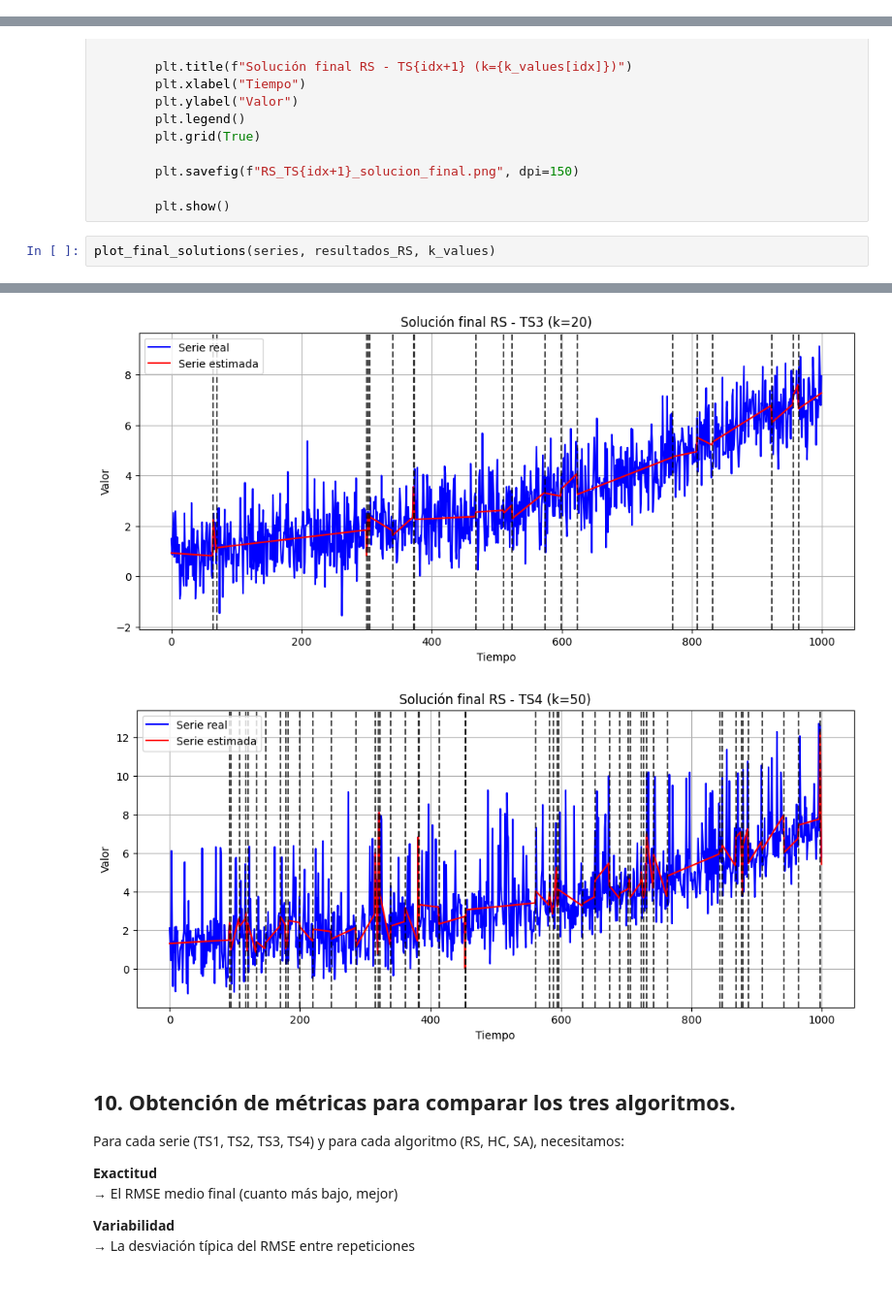
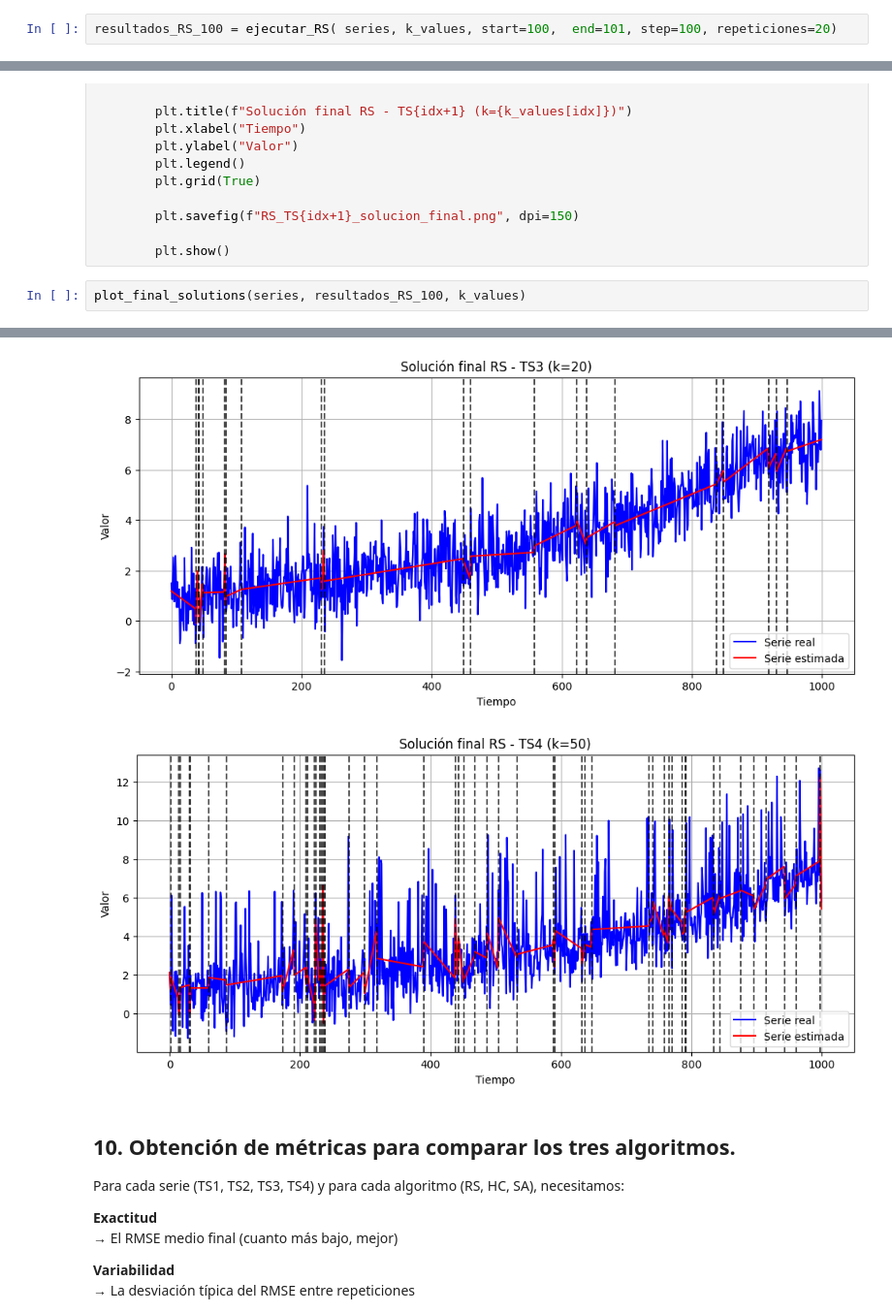
Before and after one commit to darkghost078/p1-Metaheuristica, a Jupyter notebook: RS/RANDOM_SEARCH.ipynb, the cells around one changed output, grey strips where cells are left out. Shown at 97% size. Drawn from its saved outputs; the diff is of its cells as text; blank space fills up the shorter version.

```diff
--- a/RS/RANDOM_SEARCH.ipynb
+++ b/RS/RANDOM_SEARCH.ipynb
@@ -356,0 +385,2 @@ plot_RS(series, resultados_RS)
+# %%
+resultados_RS_100 = ejecutar_RS( series, k_values, start=100,  end=101, step=100, repeticiones=20)
@@ -391,5 +439,5 @@ def plot_final_solutions(series, resultados, k_values):
 
         plt.show()
 # %%
-plot_final_solutions(series, resultados_RS, k_values)
+plot_final_solutions(series, resultados_RS_100, k_values)
 # %% [output]
@@ -398,5 +446,5 @@ plot_final_solutions(series, resultados_RS, k_values)
-[figure, old version]
+[figure, new version]
-[figure, old version]
+[figure, new version]
 # %% [markdown]
 ## 10.  Obtención de métricas para comparar los tres algoritmos.
 
```
Also changed, not shown: parts of 10 cells of this notebook, 10 other files.
